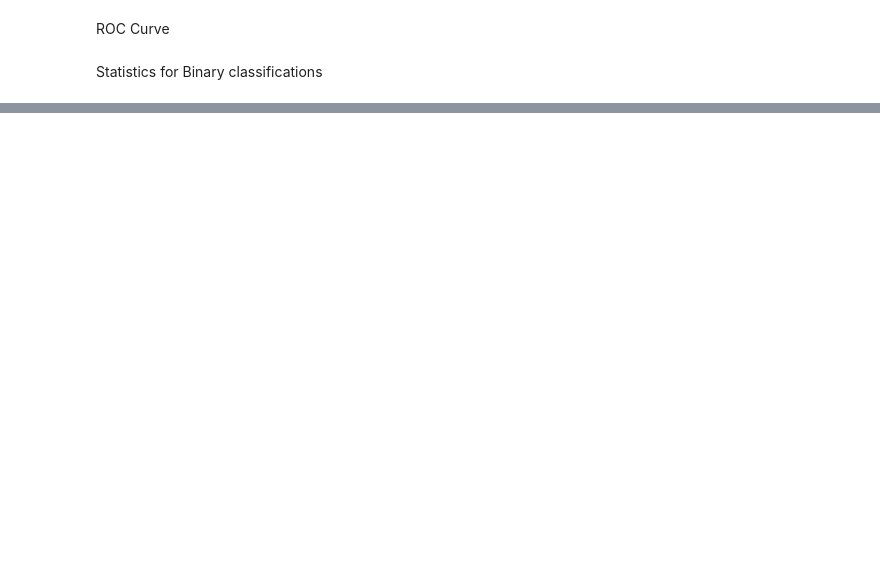
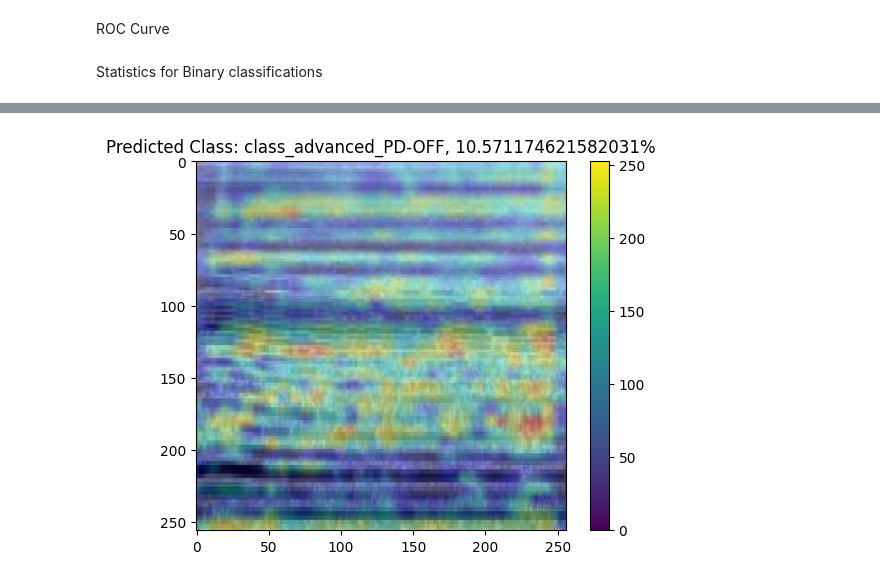
Before and after one commit to pietrodileo/Python_for_MD_thesis, a Jupyter notebook: TrainCNN_final.ipynb, the cells around one changed output, grey strips where cells are left out. Saved outputs shown, nothing was run; the diff lists cells and outputs as text; code cells hidden in the pictures; blank space fills up the shorter version.

```diff
--- a/TrainCNN_final.ipynb
+++ b/TrainCNN_final.ipynb
@@ -693,0 +932,34 @@ Stat_df
+# %%
+# Rescale heatmap to a range 0-255
+heatmap = np.uint8(255 * heatmap)
+
+# Use jet colormap to colorize heatmap
+jet = cm.get_cmap("jet")
+
+# Use RGB values of the colormap
+jet_colors = jet(np.arange(256))[:, :3]
+jet_heatmap = jet_colors[heatmap]
+
+# Create an image with RGB colorized heatmap
+jet_heatmap = tf.keras.preprocessing.image.array_to_img(jet_heatmap)
+jet_heatmap = jet_heatmap.resize((img.shape[1], img.shape[0]))
+jet_heatmap = tf.keras.preprocessing.image.img_to_array(jet_heatmap)
+
+cam_path="GradCam_SensitivityMap.jpg"
+alpha=0.5
+
+# Superimpose the heatmap on original image
+superimposed_img = jet_heatmap * alpha + img
+superimposed_img = tf.keras.preprocessing.image.array_to_img(superimposed_img)
+
+# Save the superimposed image
+superimposed_img.save(cam_path)
+
+# Display Grad CAM
+GradCamImg = mpimg.imread(cam_path)
+imgplot = plt.imshow(GradCamImg)
+plt.title('Predicted Class: '+ predictedClass+ ', '+ str(prediction) +'%')
+plt.colorbar()
+plt.show()
+# %% [output]
+[figure, added]
```
Also changed, not shown: parts of 31 cells of this notebook.
